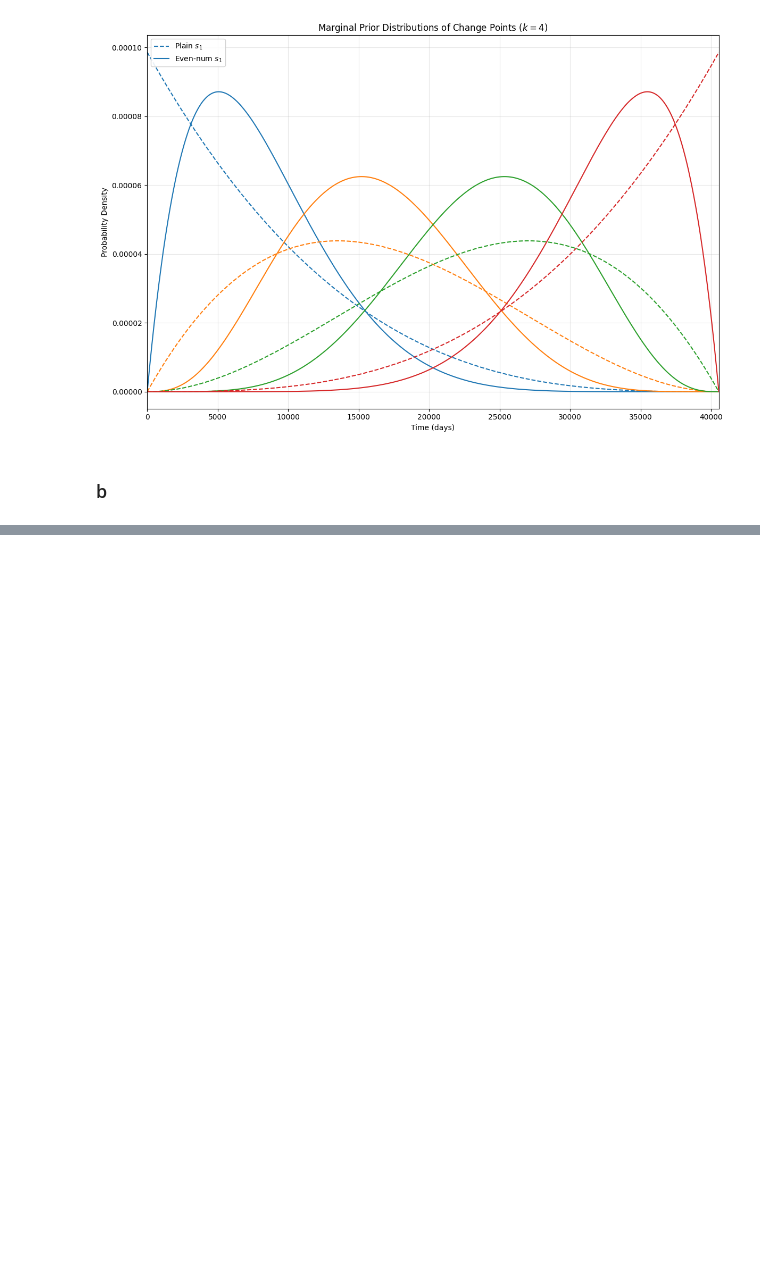
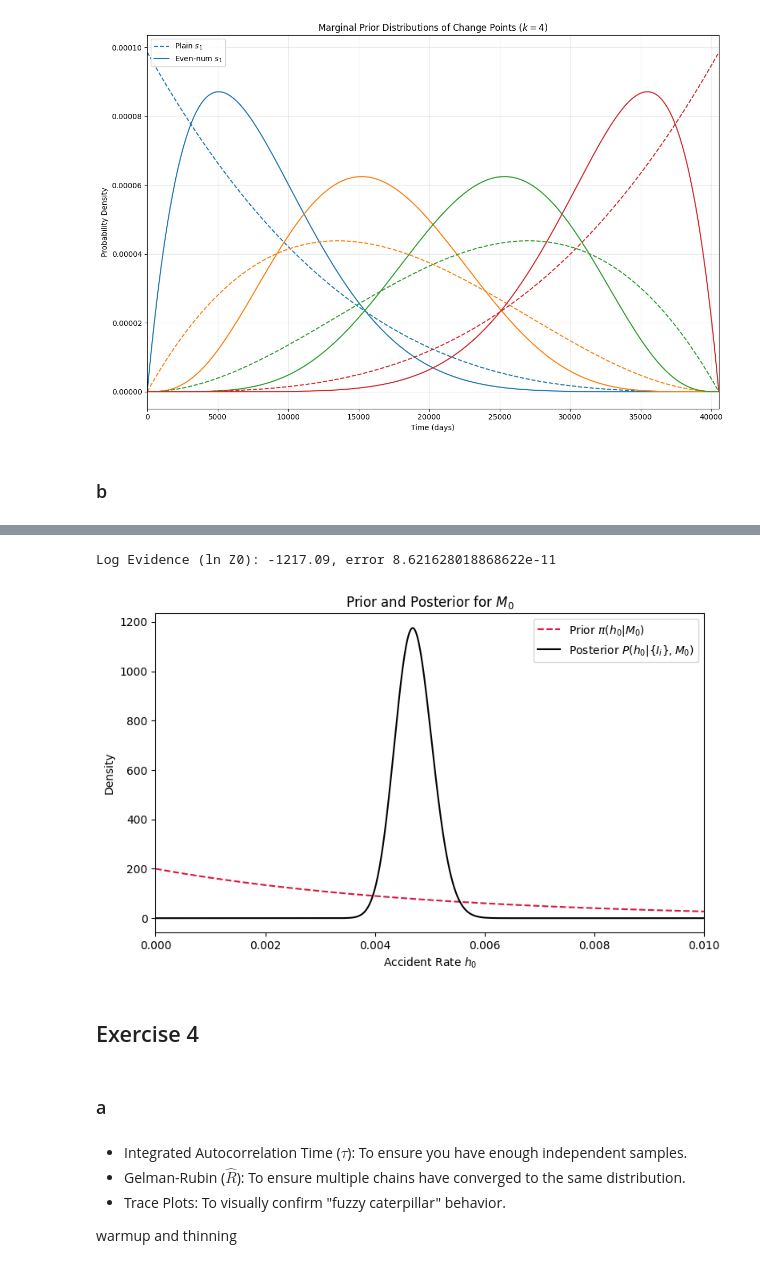
Before and after one commit to frederick4c/S2CW, a Jupyter notebook: notebook.ipynb, the cells around one changed output, grey strips where cells are left out. Cells and saved outputs as stored; diff of their text form; code cells hidden in the pictures; blank space fills up the shorter version.

```diff
--- a/notebook.ipynb
+++ b/notebook.ipynb
@@ -132,0 +168,55 @@ $$P(s_1, \dots, s_k) = \frac{(2k+1)!}{L^{2k+1}} \prod_{j=1}^{k+1} g_j$$
+# %%
+L = 40550
+N = 191
+alpha = 1
+beta = 200
+
+# log unnormalised posterior
+def log_unnorm_posterior(h0):
+    # f(h0) = log(beta) + N*log(h0) - h0*(L + beta)
+    return np.log(beta) + N * np.log(h0) - h0 * (L + beta)
+
+# find c
+h_max = N / (L + beta)
+C = log_unnorm_posterior(h_max)
+
+# shifted posterior: exp(f(h0) - C)
+def shifted_posterior(h0):
+    return np.exp(log_unnorm_posterior(h0) - C)
+
+# numerical integration using scipy.integrate.quad
+integral_value, error = integrate.quad(shifted_posterior, 0, 0.008)
+log_Z0 = C + np.log(integral_value)
+print(f"Log Evidence (ln Z0): {log_Z0:.2f}, error {error}")
+
+# prior and posterior
+h_vals = np.linspace(0, 0.015, 1000)
+prior = (beta * np.exp(-beta * h_vals))
+posterior = (np.exp(log_unnorm_posterior(h_vals) - log_Z0))
+
+plt.figure(figsize=(8, 5))
+plt.plot(h_vals, prior, label=r'Prior $\pi(h_0|M_0)$', linestyle='--', c='crimson')
+plt.plot(h_vals, posterior, label=r'Posterior $P(h_0|\{I_i\},M_0)$', color='k')
+
+plt.xlabel(r'Accident Rate $h_0$')
+plt.ylabel('Density')
+plt.title(r'Prior and Posterior for $M_0$')
+plt.xlim(0, 0.01)
+plt.legend()
+
+plt.savefig('figs/Ex3a.pdf')
+plt.tight_layout()
+plt.show()
+# %% [output]
+Log Evidence (ln Z0): -1217.09, error 8.621628018868622e-11
+[figure, added]
+# %% [markdown]
+## Exercise 4
+# %% [markdown]
+### a
+# %% [markdown]
+- Integrated Autocorrelation Time ($\tau$): To ensure you have enough independent samples.
+- Gelman-Rubin ($\hat{R}$): To ensure multiple chains have converged to the same distribution.
+- Trace Plots: To visually confirm "fuzzy caterpillar" behavior.
+
+warmup and thinning
```
Also changed, not shown: parts of 7 cells of this notebook, 4 other files.
